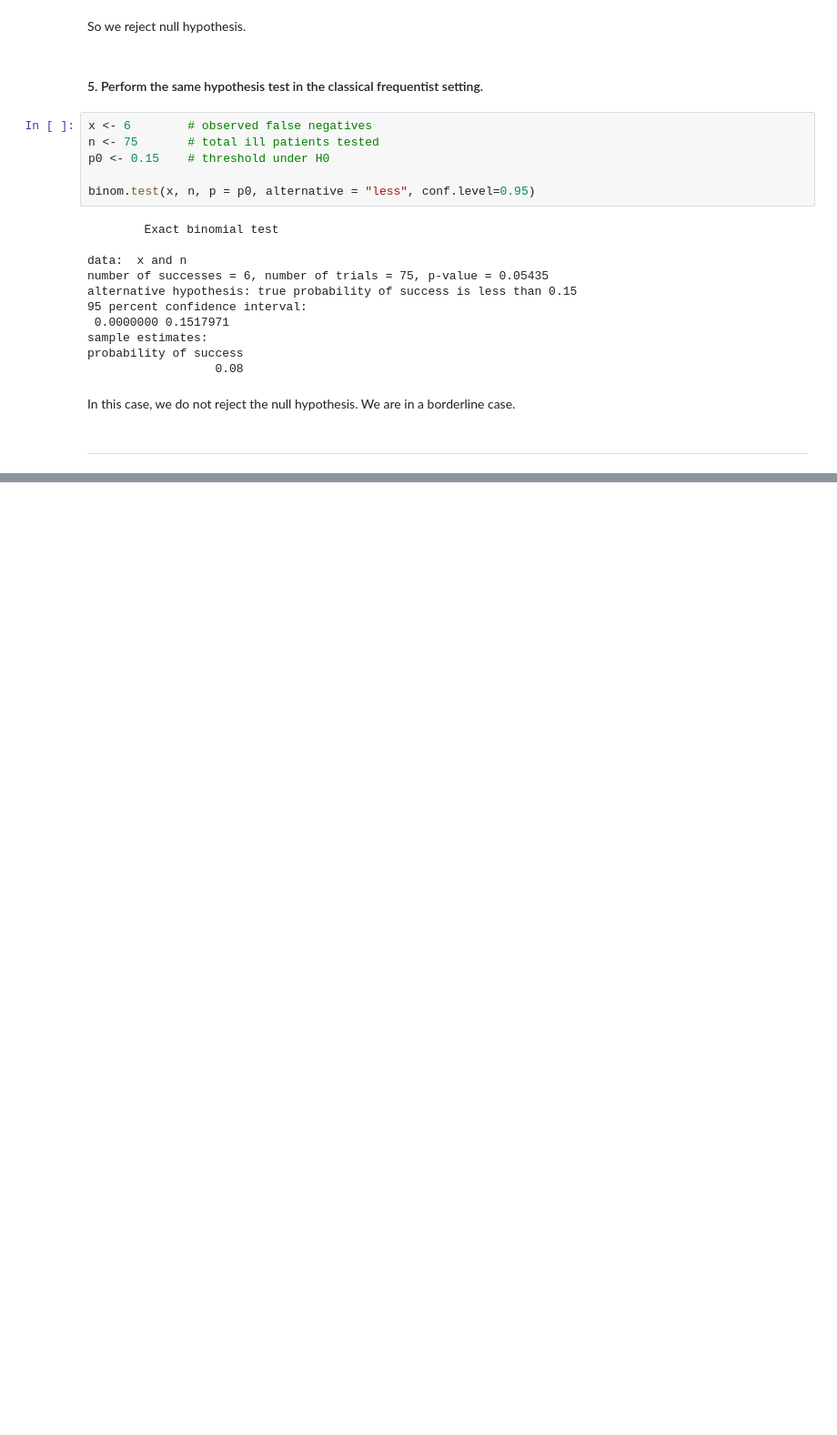
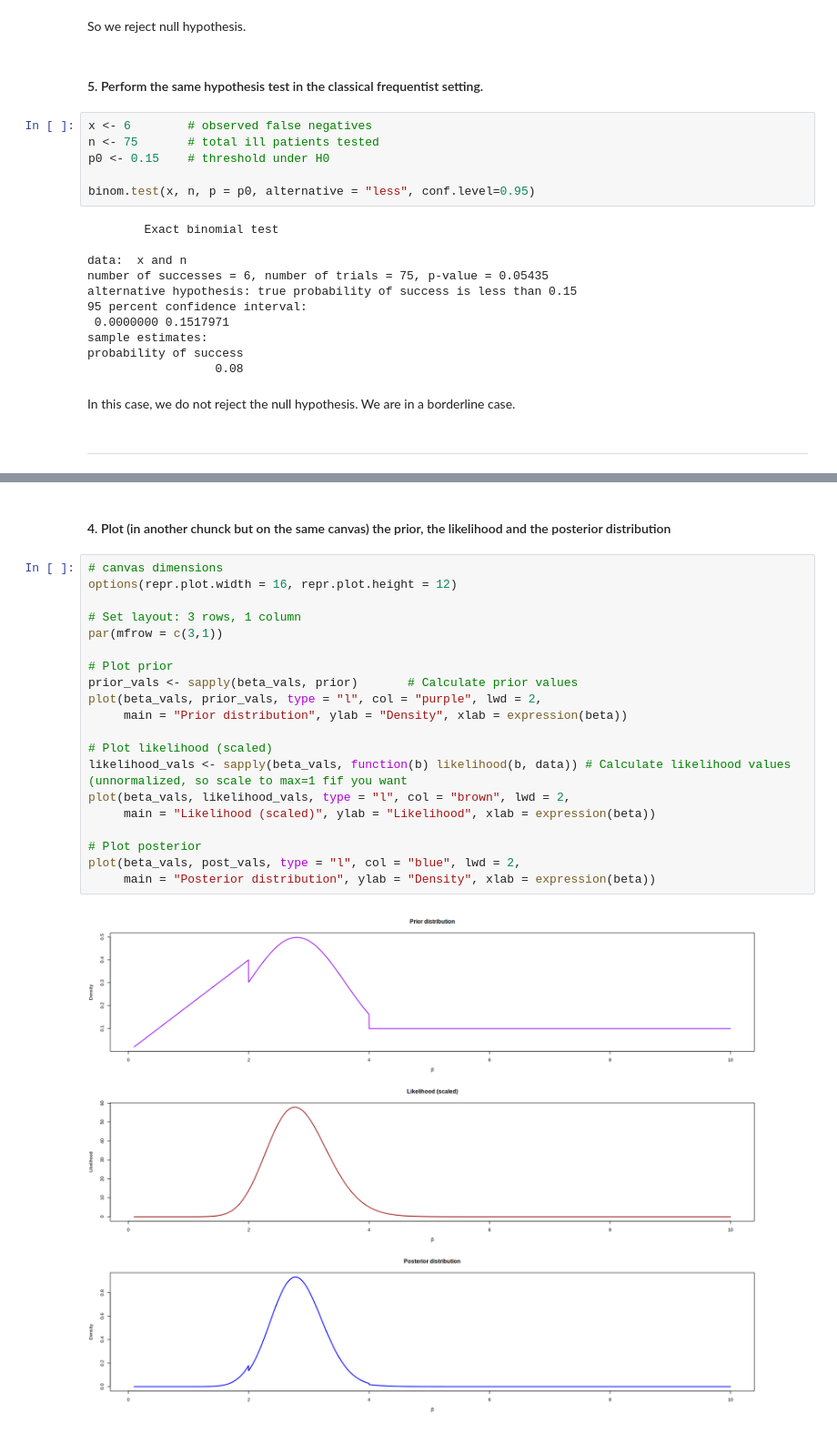
Before and after one commit to seccobenedetto/ex_Advanced_Statistics, a Jupyter notebook: lab_4/lab_4_test.ipynb, the cells around one changed output, grey strips where cells are left out. Shown at 91% size. Saved outputs shown, nothing was run; the diff lists cells and outputs as text; blank space fills up the shorter version.

```diff
--- a/lab_4/lab_4_test.ipynb
+++ b/lab_4/lab_4_test.ipynb
@@ -130,0 +224,24 @@ In this case, we do not reject the null hypothesis. We are in a borderline case.
+# %% [markdown]
+#### 4. Plot (in another chunck but on the same canvas) the prior, the likelihood and the posterior distribution
+# %%
+# canvas dimensions
+options(repr.plot.width = 16, repr.plot.height = 12)
+
+# Set layout: 3 rows, 1 column
+par(mfrow = c(3,1))
+
+# Plot prior
+prior_vals <- sapply(beta_vals, prior)       # Calculate prior values
+plot(beta_vals, prior_vals, type = "l", col = "purple", lwd = 2,
+     main = "Prior distribution", ylab = "Density", xlab = expression(beta))
+
+# Plot likelihood (scaled)
+likelihood_vals <- sapply(beta_vals, function(b) likelihood(b, data)) # Calculate likelihood values (unnormalized, so scale to max=1 fif you want
+plot(beta_vals, likelihood_vals, type = "l", col = "brown", lwd = 2,
+     main = "Likelihood (scaled)", ylab = "Likelihood", xlab = expression(beta))
+
+# Plot posterior
+plot(beta_vals, post_vals, type = "l", col = "blue", lwd = 2,
+     main = "Posterior distribution", ylab = "Density", xlab = expression(beta))
+# %% [output]
+[figure, added]
```
Also changed, not shown: parts of 7 cells of this notebook.
